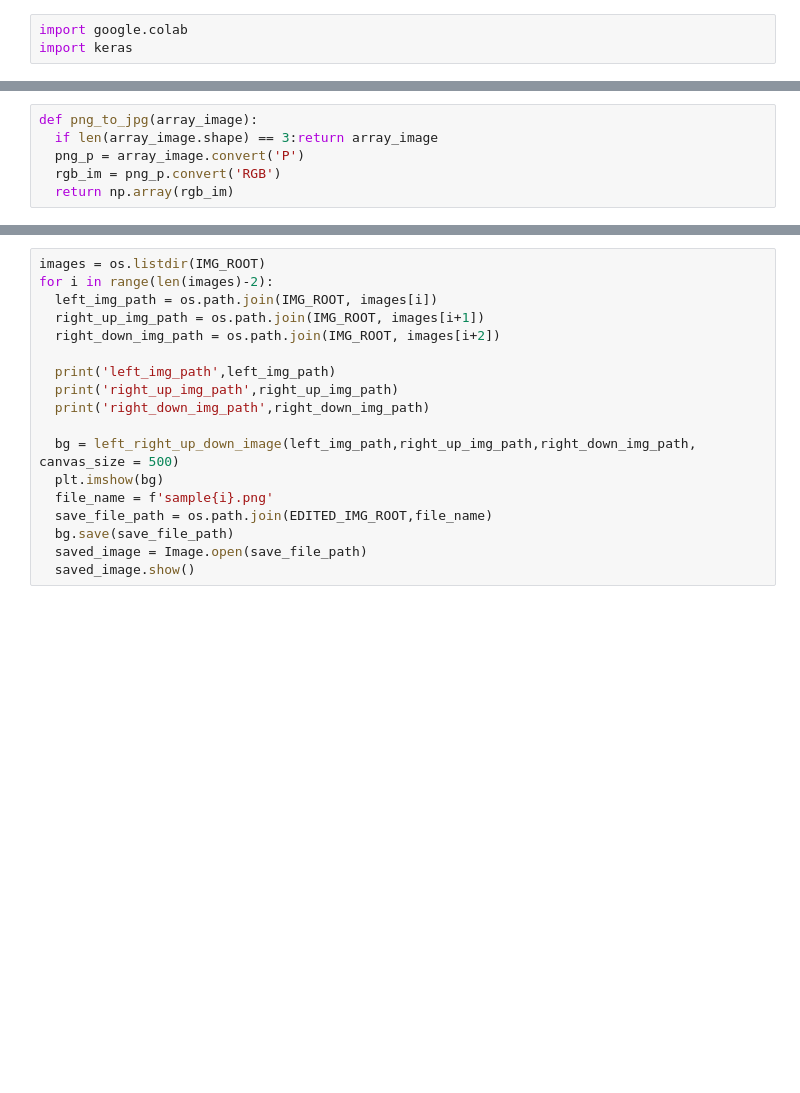
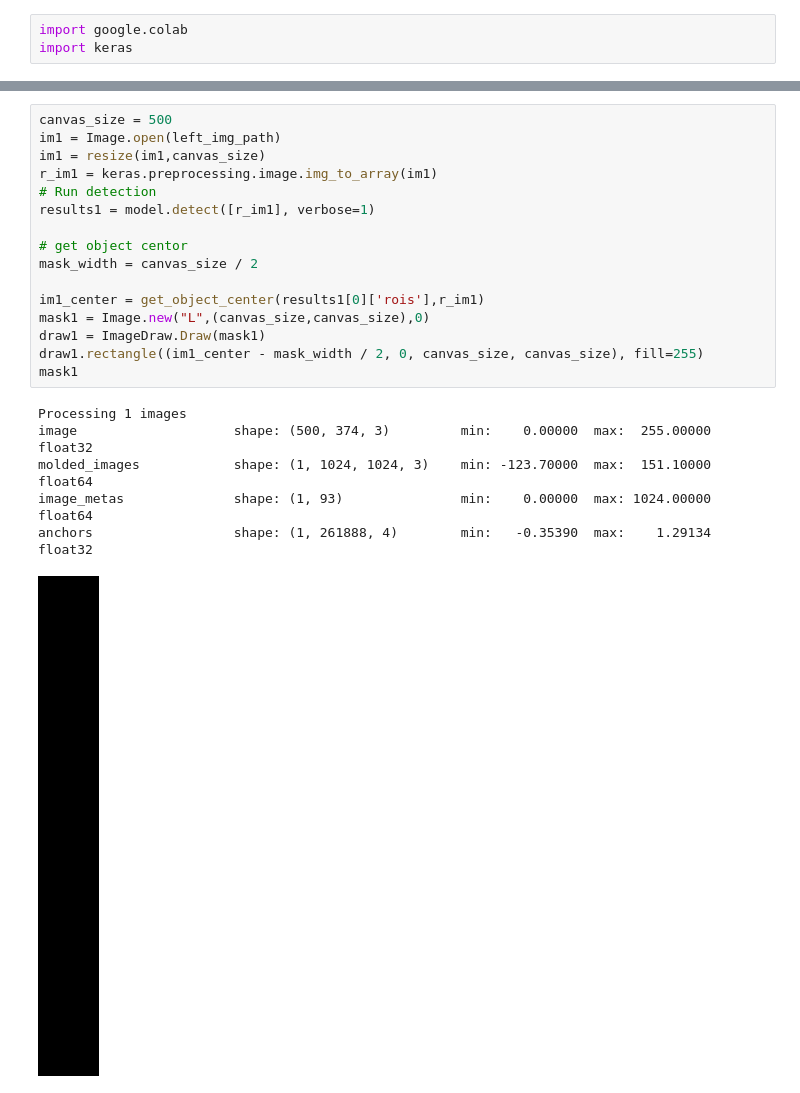
Before and after one commit to sleepless-se/30nichideosjisaku, a Jupyter notebook: Mask_R_CNN_Sample_v4.ipynb, the cells around one changed output, grey strips where cells are left out. Saved outputs shown, nothing was run; the diff lists cells and outputs as text; blank space fills up the shorter version.

```diff
--- a/Mask_R_CNN_Sample_v4.ipynb
+++ b/Mask_R_CNN_Sample_v4.ipynb
@@ -271,6 +365,0 @@ for i in range(len(images)-1):
-# %%
-def png_to_jpg(array_image):
-  if len(array_image.shape) == 3:return array_image
-  png_p = array_image.convert('P')
-  rgb_im = png_p.convert('RGB')
-  return np.array(rgb_im)
@@ -341,18 +485,23 @@ bg
-# %%
-images = os.listdir(IMG_ROOT)
-for i in range(len(images)-2):
-  left_img_path = os.path.join(IMG_ROOT, images[i])
-  right_up_img_path = os.path.join(IMG_ROOT, images[i+1])
-  right_down_img_path = os.path.join(IMG_ROOT, images[i+2])
-
-  print('left_img_path',left_img_path)
-  print('right_up_img_path',right_up_img_path)
-  print('right_down_img_path',right_down_img_path)
-
-  bg = left_right_up_down_image(left_img_path,right_up_img_path,right_down_img_path,  canvas_size = 500)
-  plt.imshow(bg)
-  file_name = f'sample{i}.png'
-  save_file_path = os.path.join(EDITED_IMG_ROOT,file_name)
-  bg.save(save_file_path)
-  saved_image = Image.open(save_file_path)
-  saved_image.show()
+# %%
+canvas_size = 500
+im1 = Image.open(left_img_path)
+im1 = resize(im1,canvas_size)
+r_im1 = keras.preprocessing.image.img_to_array(im1)
+# Run detection
+results1 = model.detect([r_im1], verbose=1)
+
+# get object centor
+mask_width = canvas_size / 2
+
+im1_center = get_object_center(results1[0]['rois'],r_im1)
+mask1 = Image.new("L",(canvas_size,canvas_size),0)
+draw1 = ImageDraw.Draw(mask1)
+draw1.rectangle((im1_center - mask_width / 2, 0, canvas_size, canvas_size), fill=255)
+mask1
+# %% [output]
+Processing 1 images
+image                    shape: (500, 374, 3)         min:    0.00000  max:  255.00000  float32
+molded_images            shape: (1, 1024, 1024, 3)    min: -123.70000  max:  151.10000  float64
+image_metas              shape: (1, 93)               min:    0.00000  max: 1024.00000  float64
+anchors                  shape: (1, 261888, 4)        min:   -0.35390  max:    1.29134  float32
+[figure, added]
```
Also changed, not shown: parts of 14 cells of this notebook.
